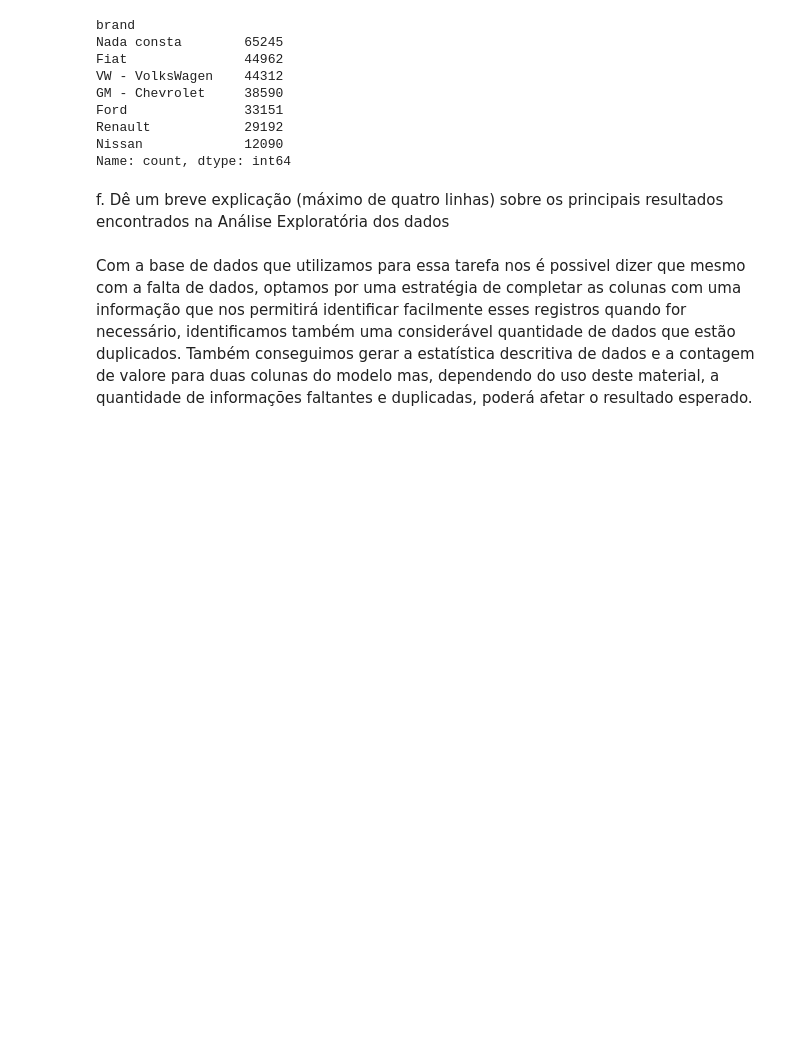
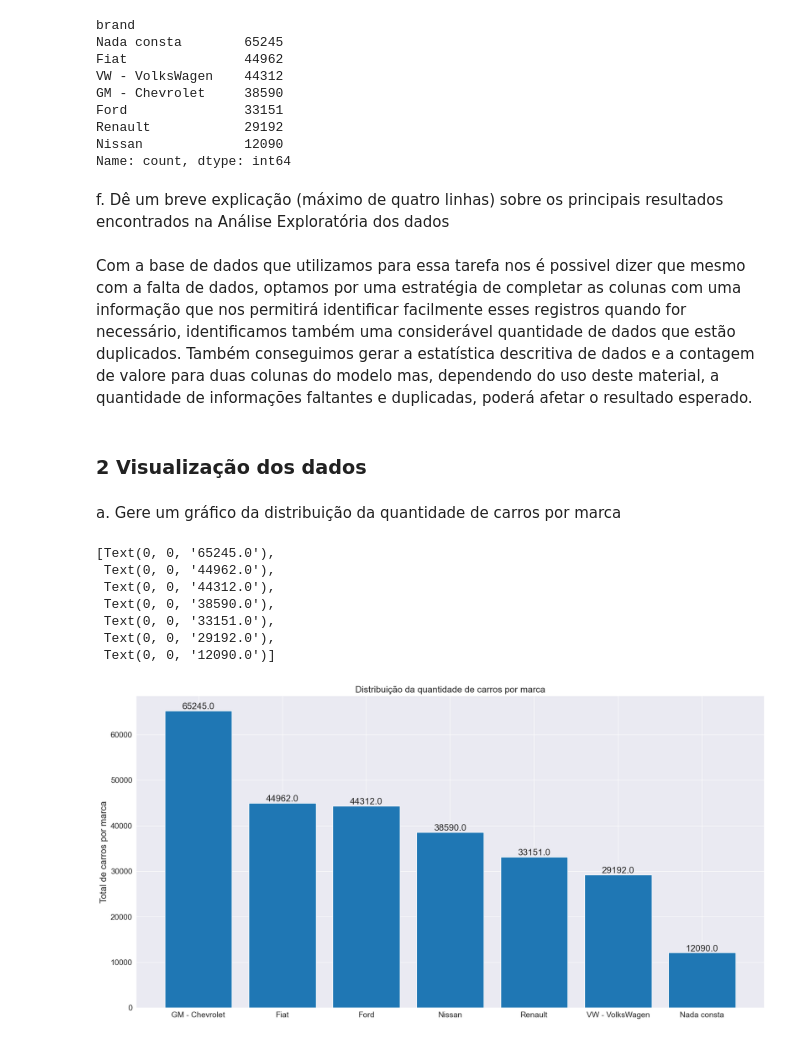
Before and after one commit to Equipe16-IAA/IAA002-TrabalhoFinal, a Jupyter notebook: IAA002_lpa_trabalho.ipynb, the cells around one changed output. Saved outputs shown, nothing was run; the diff lists cells and outputs as text; code cells hidden in the pictures; blank space fills up the shorter version.

```diff
--- a/IAA002_lpa_trabalho.ipynb
+++ b/IAA002_lpa_trabalho.ipynb
@@ -196,3 +198,26 @@ Name: count, dtype: int64
 f. Dê um breve explicação (máximo de quatro linhas) sobre os principais resultados encontrados na Análise Exploratória dos dados
 # %% [markdown]
 Com a base de dados que utilizamos para essa tarefa nos é possivel dizer que mesmo com a falta de dados, optamos por uma estratégia de completar as colunas com uma informação que nos permitirá identificar facilmente esses registros quando for necessário, identificamos também uma considerável quantidade de dados que estão duplicados. Também conseguimos gerar a estatística descritiva de dados e a contagem de valore para duas colunas do modelo mas, dependendo do uso deste material, a quantidade de informações faltantes e duplicadas, poderá afetar o resultado esperado.
+# %% [markdown]
+### 2 Visualização dos dados
+# %% [markdown]
+a. Gere um gráfico da distribuição da quantidade de carros por marca
+# %%
+plt.figure(figsize=(20,10))
+grafico_1 = plt.bar(dados['brand'].unique(), dados['brand'].value_counts())
+plt.title('Distribuição da quantidade de carros por marca', fontsize=16)
+plt.ylabel('Total de carros por marca', fontsize=16)
+
+plt.xticks(fontsize=14)
+plt.yticks(fontsize=14)
+
+plt.bar_label(grafico_1, fmt="%.01f", size=16, label_type="edge")
+# %% [output]
+[Text(0, 0, '65245.0'),
+ Text(0, 0, '44962.0'),
+ Text(0, 0, '44312.0'),
+ Text(0, 0, '38590.0'),
+ Text(0, 0, '33151.0'),
+ Text(0, 0, '29192.0'),
+ Text(0, 0, '12090.0')]
+[figure, added]
```
Also changed, not shown: parts of 11 cells of this notebook.
